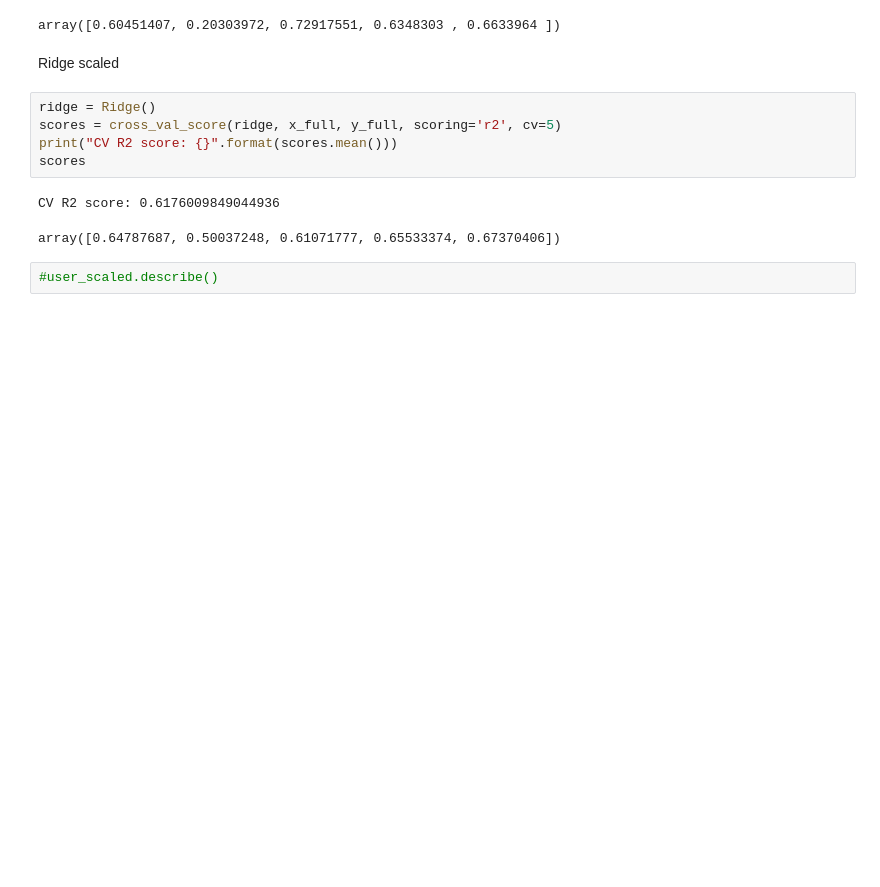
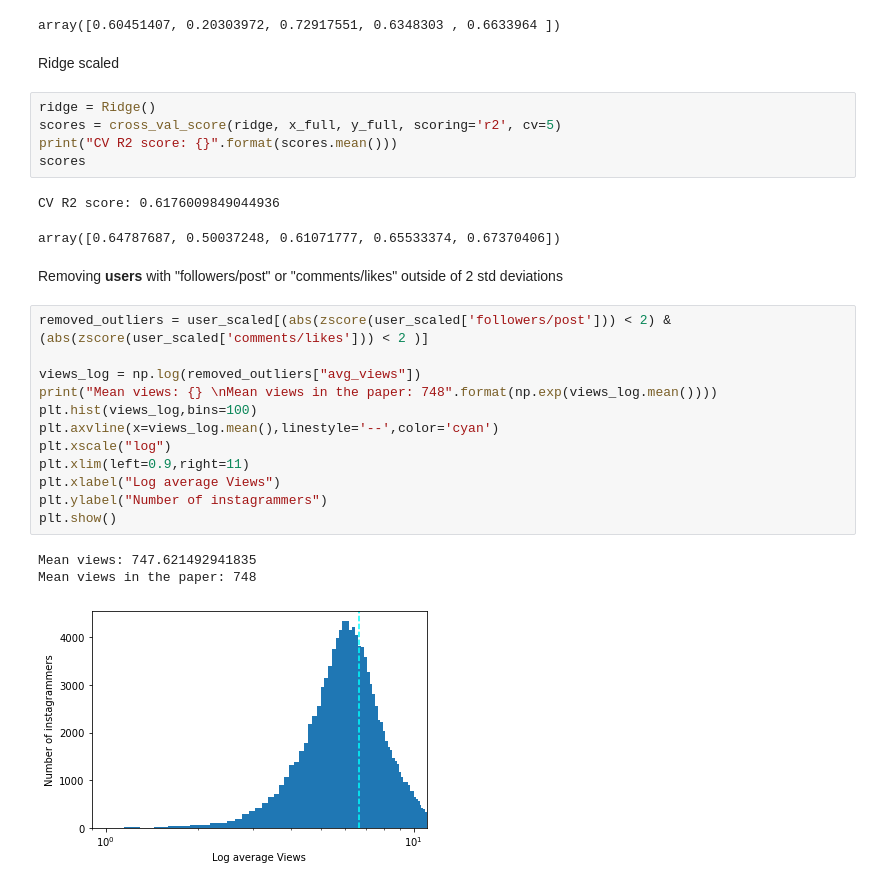
Before and after one commit to Frodl/Experiment_Design_Group12, a Jupyter notebook: instagram.ipynb, the cells around one changed output. Cells and saved outputs as stored; diff of their text form; blank space fills up the shorter version.

Commit message:
added rudimentary outlier removal
The outlier removal was NOT done the way it was described in the paper

```diff
--- a/instagram.ipynb
+++ b/instagram.ipynb
@@ -142,5 +143,21 @@ scores
 # %% [output]
 CV R2 score: 0.6176009849044936
 array([0.64787687, 0.50037248, 0.61071777, 0.65533374, 0.67370406])
-# %%
-#user_scaled.describe()
+# %% [markdown]
+Removing **users** with "followers/post" or "comments/likes" outside of 2 std deviations
+# %%
+removed_outliers = user_scaled[(abs(zscore(user_scaled['followers/post'])) < 2) & (abs(zscore(user_scaled['comments/likes'])) < 2 )]
+
+views_log = np.log(removed_outliers["avg_views"])
+print("Mean views: {} \nMean views in the paper: 748".format(np.exp(views_log.mean())))
+plt.hist(views_log,bins=100)
+plt.axvline(x=views_log.mean(),linestyle='--',color='cyan')
+plt.xscale("log")
+plt.xlim(left=0.9,right=11)
+plt.xlabel("Log average Views")
+plt.ylabel("Number of instagrammers")
+plt.show()
+# %% [output]
+Mean views: 747.621492941835
+Mean views in the paper: 748
+[figure, added]
```
Also changed, not shown: parts of 1 cell of this notebook.
